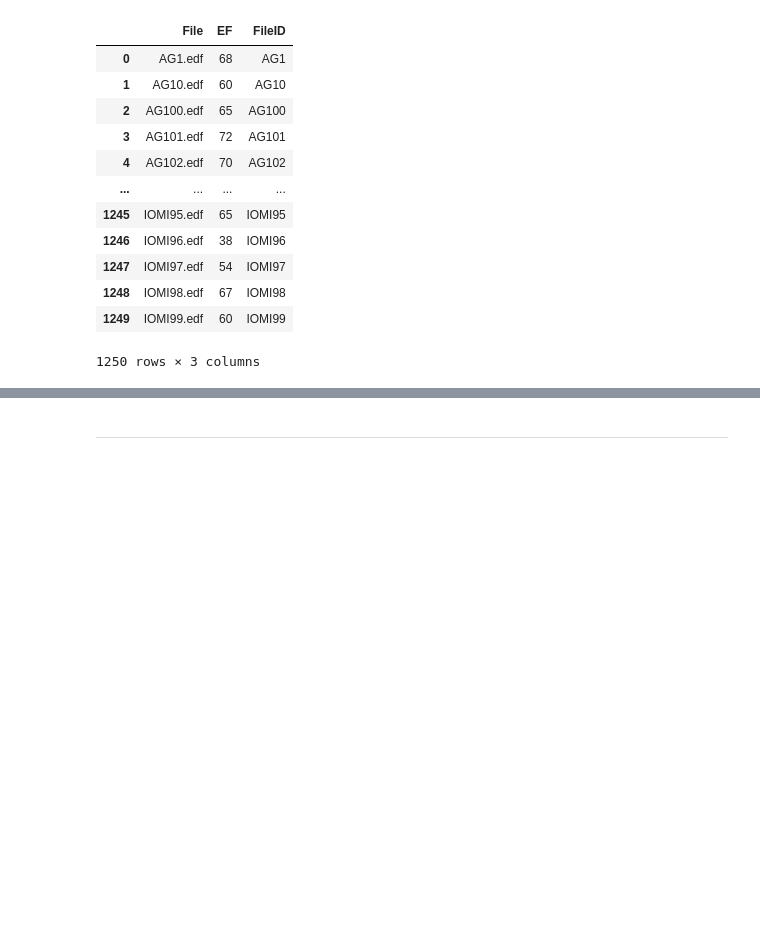
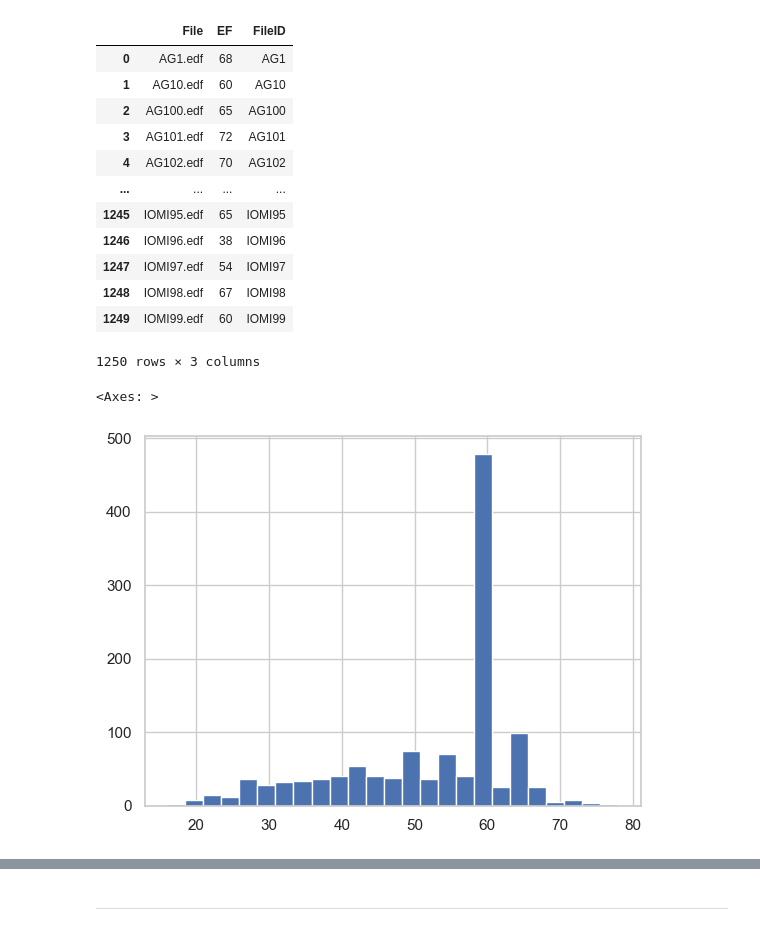
Before and after one commit to Koldim2001/ML_DL_research_VECG, a Jupyter notebook: data_generator/generate.ipynb, the cells around one changed output, grey strips where cells are left out. Saved outputs shown, nothing was run; the diff lists cells and outputs as text; code cells hidden in the pictures; blank space fills up the shorter version.

```diff
--- a/data_generator/generate.ipynb
+++ b/data_generator/generate.ipynb
@@ -150,6 +143,11 @@ df
 | 1248 | IOMI98.edf | 67 | IOMI98 |
 | 1249 | IOMI99.edf | 60 | IOMI99 |
 1250 rows × 3 columns
+# %%
+df.EF.hist(bins=25)
+# %% [output]
+<Axes: >
+[figure, added]
 # %%
 data = {}
 data["dataset_path"] = 'point_cloud_dataset'
```
Also changed, not shown: parts of 5 cells of this notebook, 4 other files.
